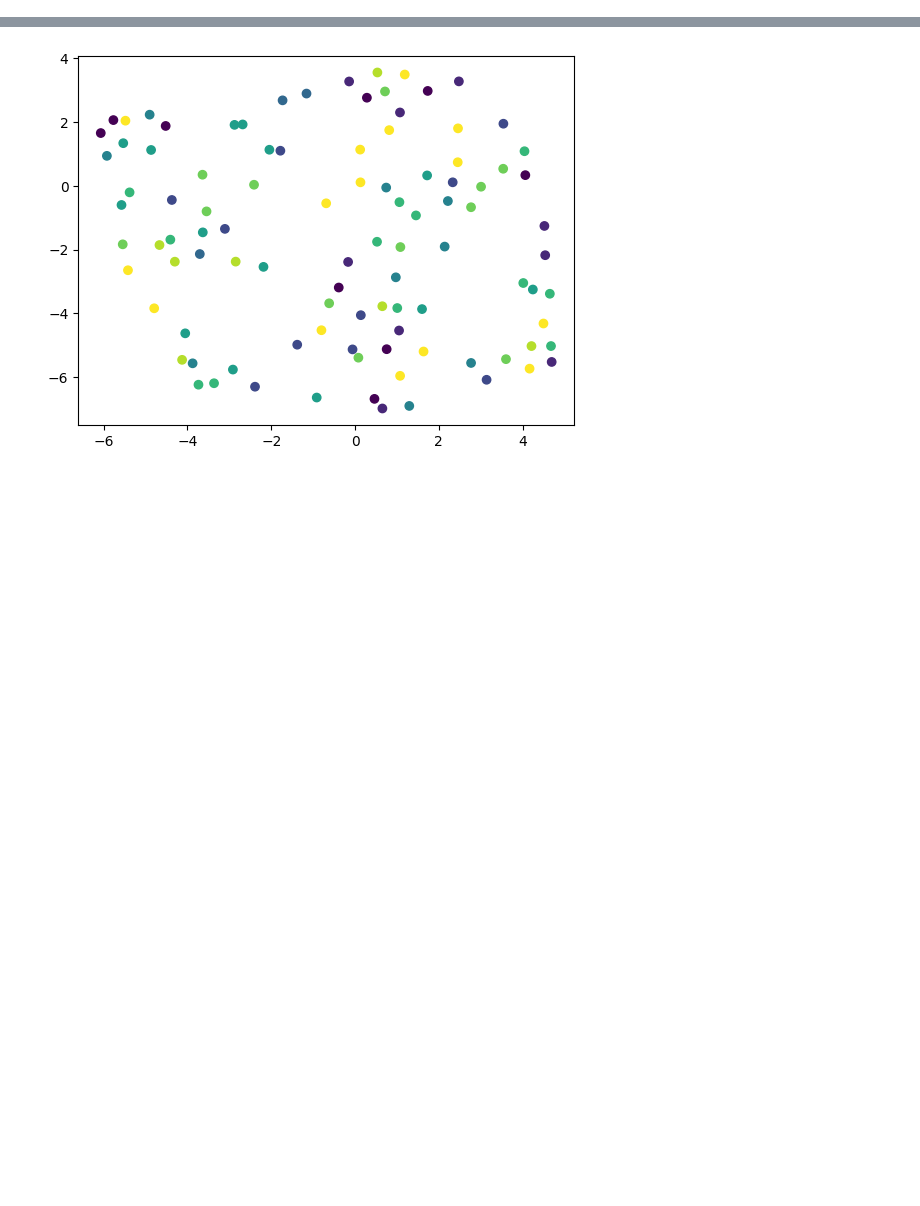
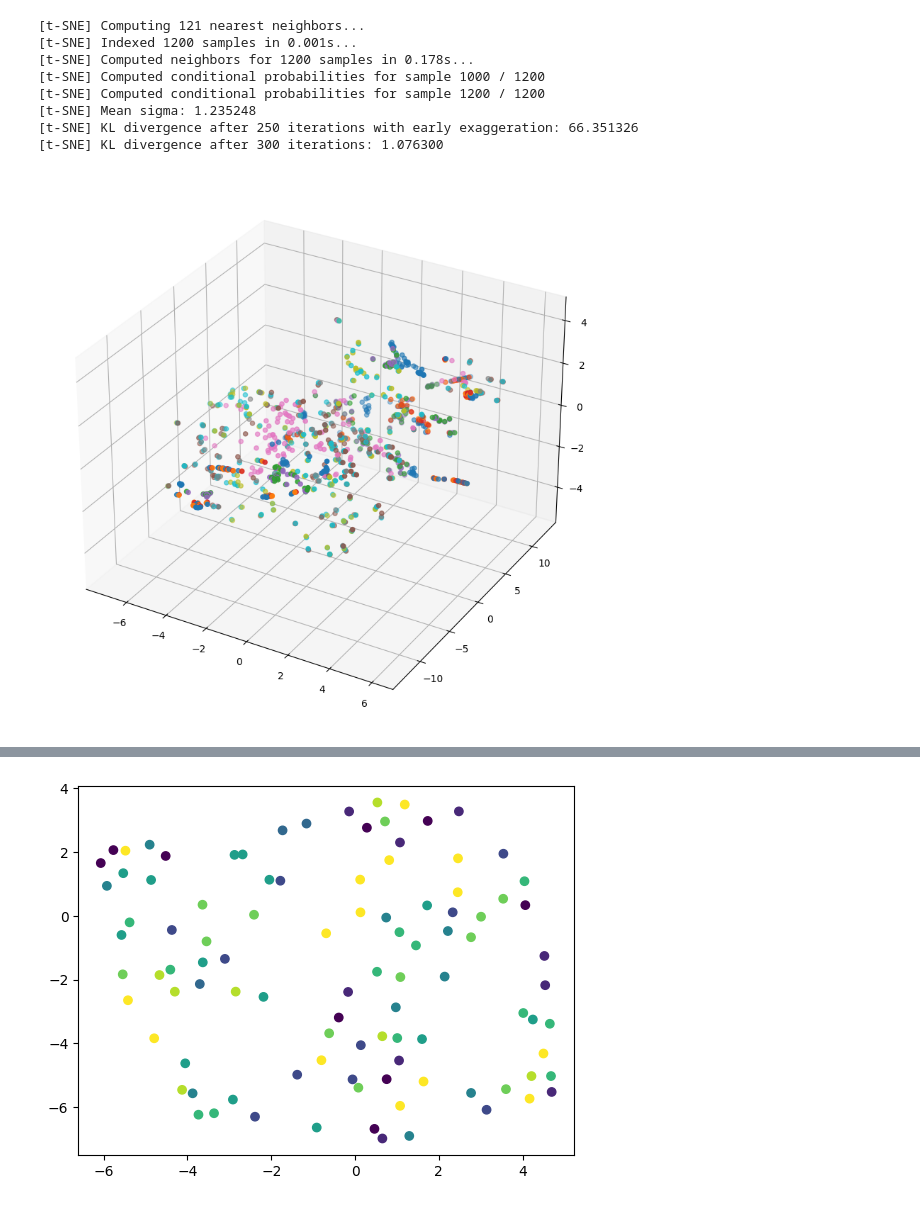
Before and after one commit to zhiyongchenGREAT/FedSPK, a Jupyter notebook: evaluate_tsne.ipynb, the cells around one changed output, grey strips where cells are left out. Drawn from its saved outputs; the diff is of its cells as text; code cells hidden in the pictures; blank space fills up the shorter version.

```diff
--- a/evaluate_tsne.ipynb
+++ b/evaluate_tsne.ipynb
@@ -9,0 +122,8 @@ artifact_dir = artifact.download()
+# %%
+def get_label_dict(labels):
+    # construct a dict for labels, give each label a unique number
+    label_dict = {}
+    for i in range(len(labels)):
+        if labels[i] not in label_dict:
+            label_dict[labels[i]] = len(label_dict)
+    return label_dict
@@ -9,0 +161,18 @@ artifact_dir = artifact.download()
+# %%
+feats_total = []
+labels_total = []
+domains_total = []
+
+for i in range(12):
+    with open('../FL_log/feats_G%d_ID.pkl'%i, 'rb') as f:
+        feats = pickle.load(f)
+    with open('../FL_log/labels_G%d_ID.pkl'%i, 'rb') as f:
+        labels = pickle.load(f)
+    label_dict = get_label_dict(labels)
+    numpy_feats1, numpy_labels1, numpy_domains1 = get_numpy_feats_labels(feats, labels, label_dict, i, 10, 10)
+    feats_total.append(numpy_feats1)
+    labels_total.append(numpy_labels1)
+    domains_total.append(numpy_domains1)
+# %%
+# concate array in feats_total into one numpy array
+feats_total_numpy = np.concatenate(feats_total, axis=0)
@@ -9,0 +182,28 @@ artifact_dir = artifact.download()
+# %%
+# concate array in domains_total into one numpy array
+domains_total_numpy = np.concatenate(domains_total, axis=0)
+# %%
+# use sklearn TSEN to visualize the embedding, 3D
+from sklearn.manifold import TSNE
+
+tsne = TSNE(n_components=3, verbose=1, perplexity=40, n_iter=300)
+tsne_results = tsne.fit_transform(feats_total_numpy)
+
+# visualize the embedding
+import matplotlib.pyplot as plt
+from mpl_toolkits.mplot3d import Axes3D
+
+fig = plt.figure(figsize=(10,10))
+ax = fig.add_subplot(111, projection='3d')
+ax.scatter(tsne_results[:,0], tsne_results[:,1], tsne_results[:,2], c=domains_total_numpy, cmap='tab10')
+plt.show()
+# %% [output]
+[t-SNE] Computing 121 nearest neighbors...
+[t-SNE] Indexed 1200 samples in 0.001s...
+[t-SNE] Computed neighbors for 1200 samples in 0.178s...
+[t-SNE] Computed conditional probabilities for sample 1000 / 1200
+[t-SNE] Computed conditional probabilities for sample 1200 / 1200
+[t-SNE] Mean sigma: 1.235248
+[t-SNE] KL divergence after 250 iterations with early exaggeration: 66.351326
+[t-SNE] KL divergence after 300 iterations: 1.076300
+[figure, added]
```
Also changed, not shown: parts of 21 cells of this notebook, 2 other files.
